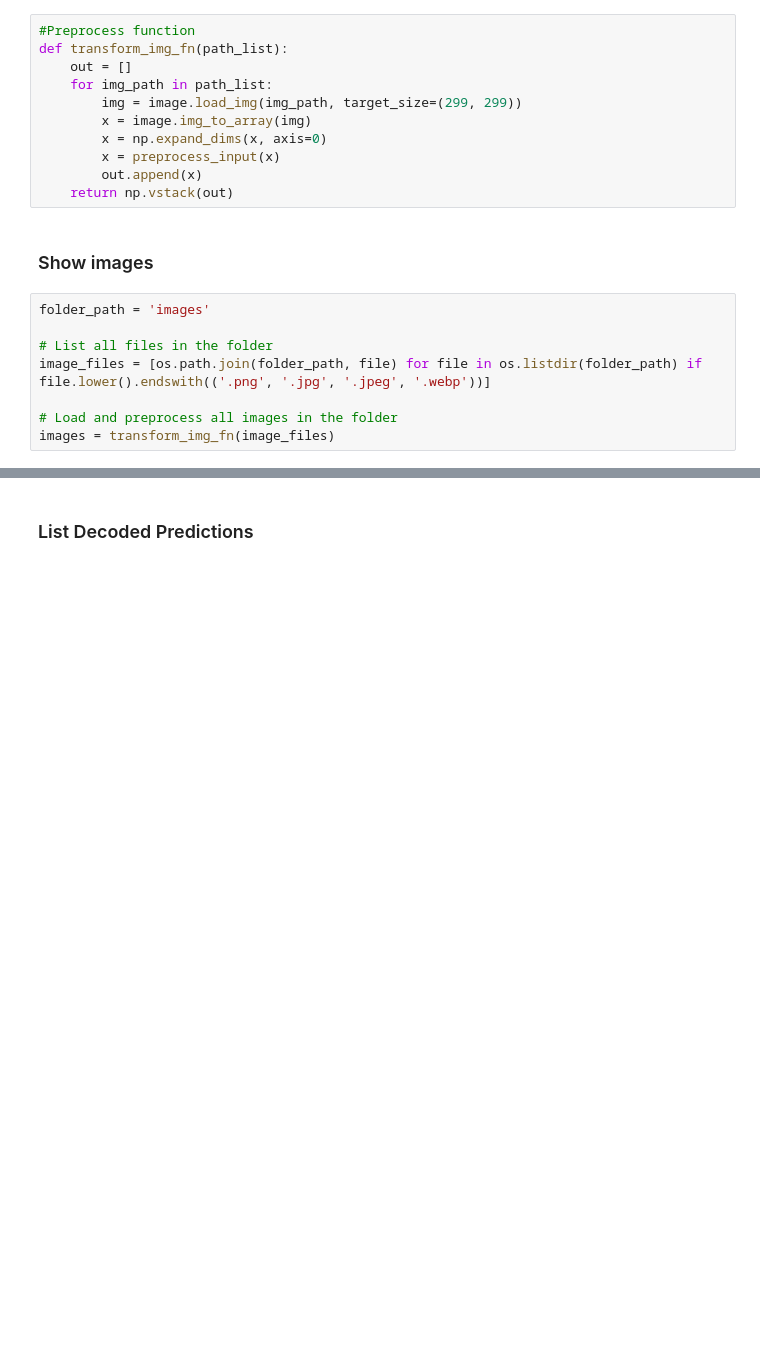
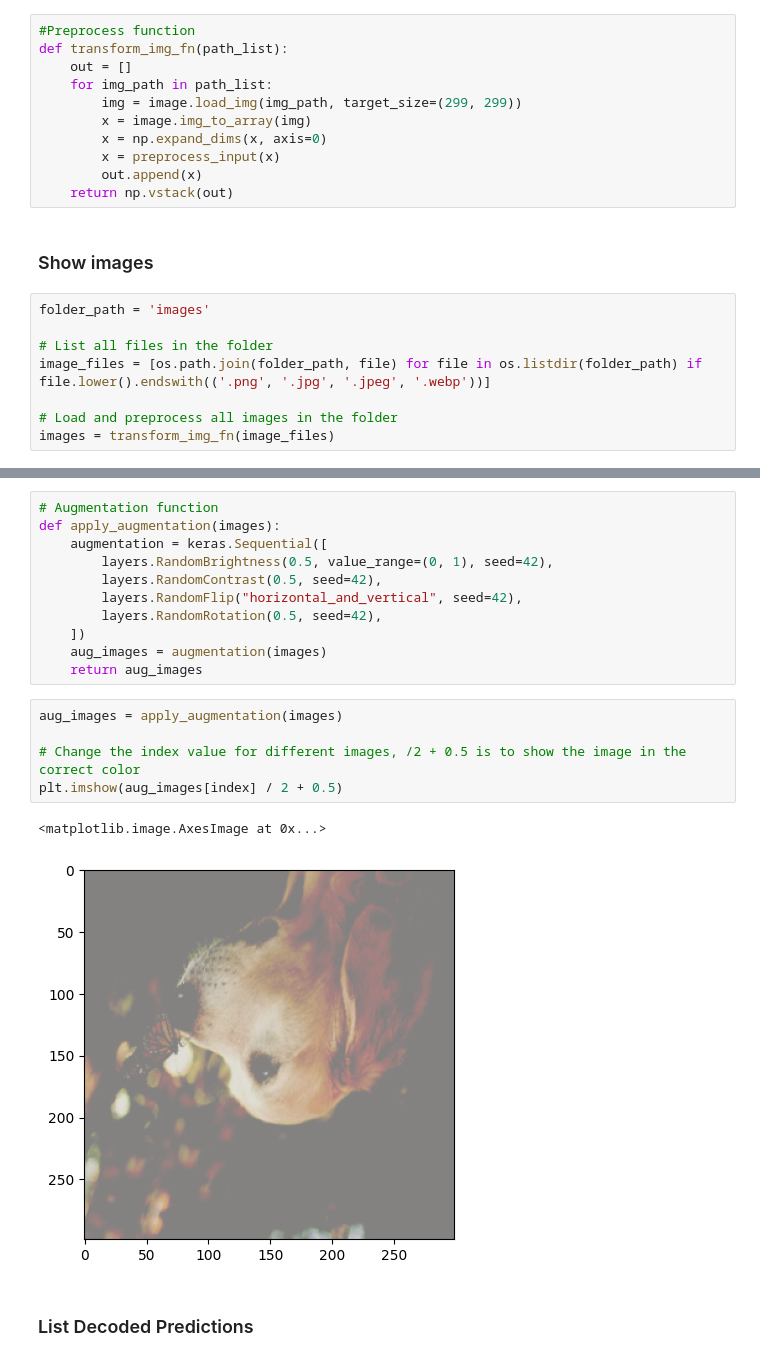
Before and after one commit to DevTimBo/DEEPL-Project, a Jupyter notebook: LIME/LIME.ipynb, the cells around one changed output, grey strips where cells are left out. Cells and saved outputs as stored; diff of their text form; blank space fills up the shorter version.

```diff
--- a/LIME/LIME.ipynb
+++ b/LIME/LIME.ipynb
@@ -46,3 +76,22 @@ plt.imshow(images[7] / 2 + 0.5)
+# %%
+# Augmentation function
+def apply_augmentation(images):
+    augmentation = keras.Sequential([
+        layers.RandomBrightness(0.5, value_range=(0, 1), seed=42),
+        layers.RandomContrast(0.5, seed=42),
+        layers.RandomFlip("horizontal_and_vertical", seed=42),
+        layers.RandomRotation(0.5, seed=42),
+    ])
+    aug_images = augmentation(images)
+    return aug_images
+# %%
+aug_images = apply_augmentation(images)
+
+# Change the index value for different images, /2 + 0.5 is to show the image in the correct color
+plt.imshow(aug_images[index] / 2 + 0.5)
+# %% [output]
+<matplotlib.image.AxesImage at 0x...>
+[figure, added]
 # %% [markdown]
 ### List Decoded Predictions
 # %%
```
Also changed, not shown: parts of 13 cells of this notebook.
